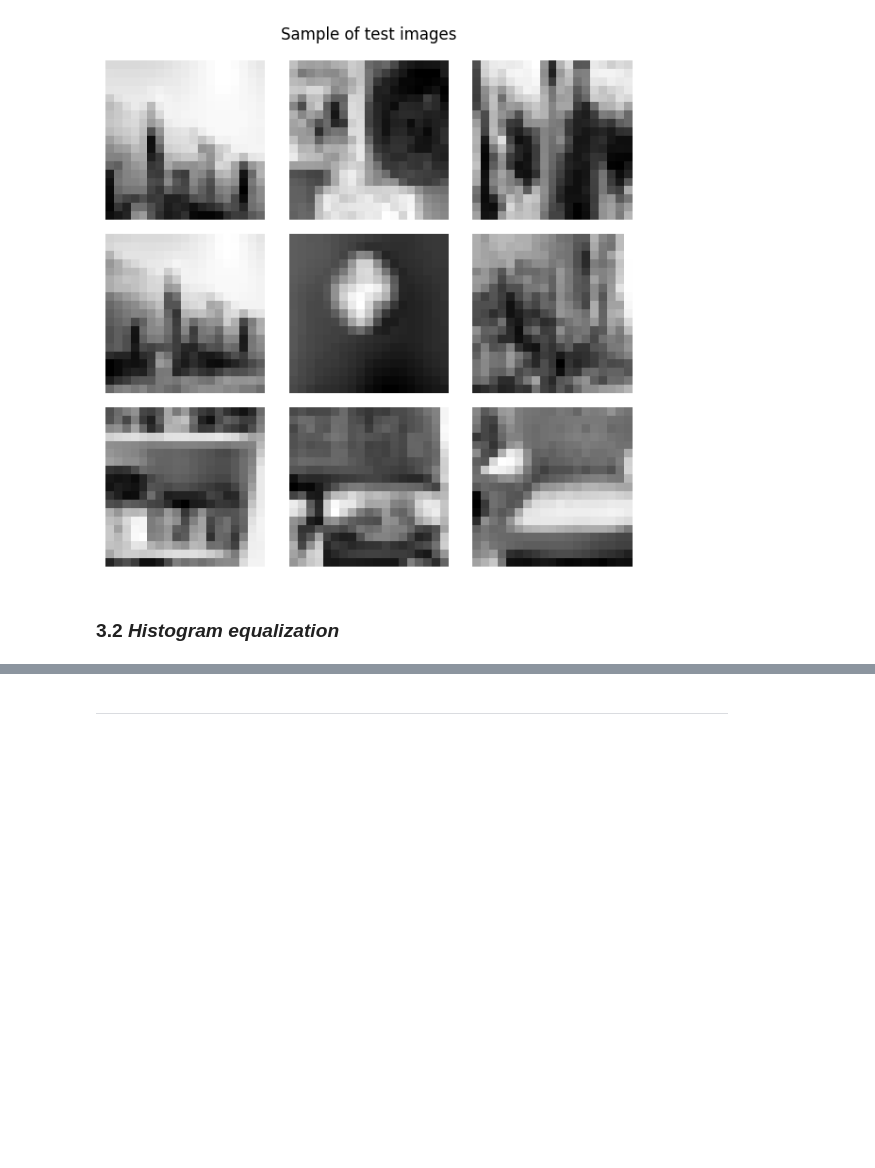
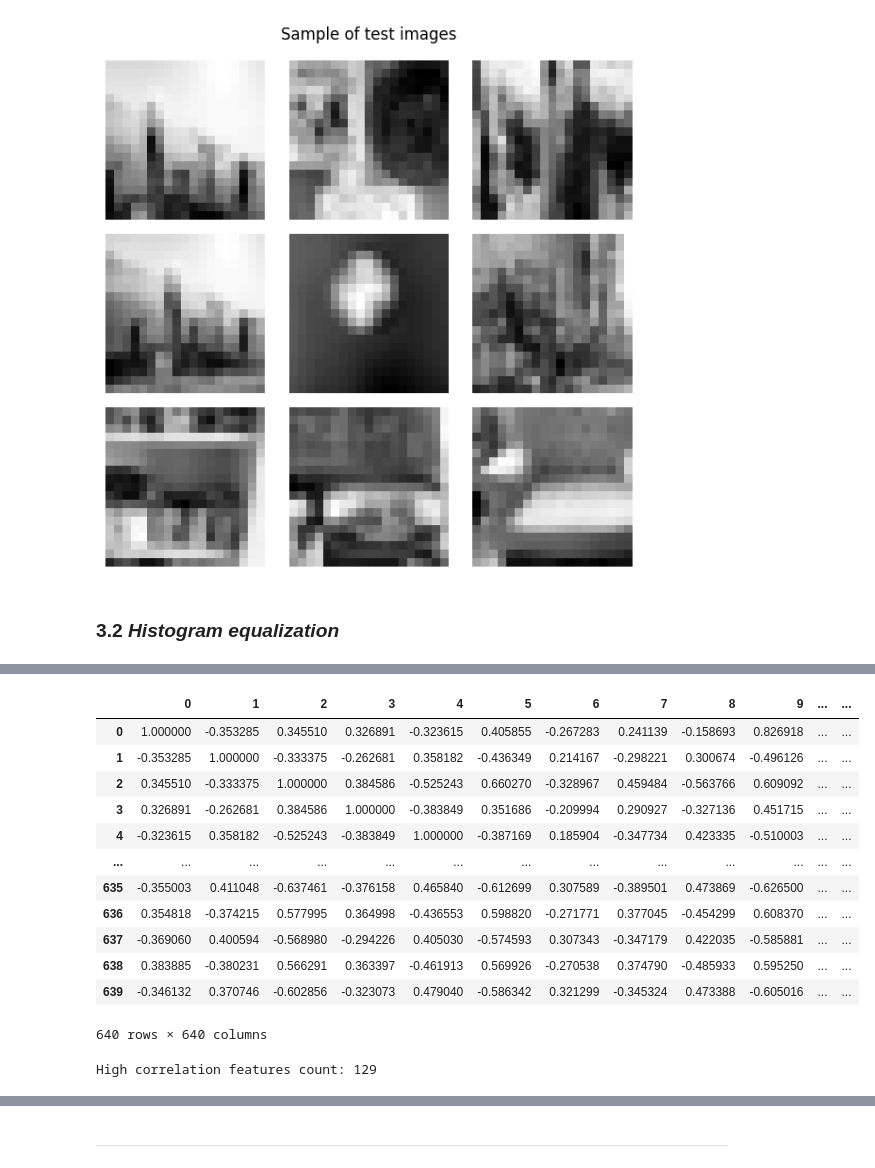
Before and after one commit to sebassu/machine-learning-para-IA, a Jupyter notebook: obligatorio/obligatorio.ipynb, the cells around one changed output, grey strips where cells are left out. Drawn from its saved outputs; the diff is of its cells as text; code cells hidden in the pictures; blank space fills up the shorter version.

```diff
--- a/obligatorio/obligatorio.ipynb
+++ b/obligatorio/obligatorio.ipynb
@@ -406,0 +430,25 @@ print(f'Shape X_test: {X_test.shape}')
+# %%
+correlation_matrix = feature_dataframe.corr()
+display(correlation_matrix)
+
+high_correlations_mask = (correlation_matrix > 0.85) | (correlation_matrix < -0.85)
+np.fill_diagonal(high_correlations_mask.values, False)
+high_correlations = high_correlations_mask.stack()
+high_correlations = high_correlations[high_correlations]
+
+print(f"High correlation features count: {len(high_correlations) // 2}")
+# %% [output]
+|  | 0 | 1 | 2 | 3 | 4 | 5 | 6 | 7 | 8 | 9 | ... | ... |
+| 0 | 1.000000 | -0.353285 | 0.345510 | 0.326891 | -0.323615 | 0.405855 | -0.267283 | 0.241139 | -0.158693 | 0.826918 | ... | ... |
+| 1 | -0.353285 | 1.000000 | -0.333375 | -0.262681 | 0.358182 | -0.436349 | 0.214167 | -0.298221 | 0.300674 | -0.496126 | ... | ... |
+| 2 | 0.345510 | -0.333375 | 1.000000 | 0.384586 | -0.525243 | 0.660270 | -0.328967 | 0.459484 | -0.563766 | 0.609092 | ... | ... |
+| 3 | 0.326891 | -0.262681 | 0.384586 | 1.000000 | -0.383849 | 0.351686 | -0.209994 | 0.290927 | -0.327136 | 0.451715 | ... | ... |
+| 4 | -0.323615 | 0.358182 | -0.525243 | -0.383849 | 1.000000 | -0.387169 | 0.185904 | -0.347734 | 0.423335 | -0.510003 | ... | ... |
+| ... | ... | ... | ... | ... | ... | ... | ... | ... | ... | ... | ... | ... |
+| 635 | -0.355003 | 0.411048 | -0.637461 | -0.376158 | 0.465840 | -0.612699 | 0.307589 | -0.389501 | 0.473869 | -0.626500 | ... | ... |
+| 636 | 0.354818 | -0.374215 | 0.577995 | 0.364998 | -0.436553 | 0.598820 | -0.271771 | 0.377045 | -0.454299 | 0.608370 | ... | ... |
+| 637 | -0.369060 | 0.400594 | -0.568980 | -0.294226 | 0.405030 | -0.574593 | 0.307343 | -0.347179 | 0.422035 | -0.585881 | ... | ... |
+| 638 | 0.383885 | -0.380231 | 0.566291 | 0.363397 | -0.461913 | 0.569926 | -0.270538 | 0.374790 | -0.485933 | 0.595250 | ... | ... |
+| 639 | -0.346132 | 0.370746 | -0.602856 | -0.323073 | 0.479040 | -0.586342 | 0.321299 | -0.345324 | 0.473388 | -0.605016 | ... | ... |
+640 rows × 640 columns
+High correlation features count: 129
```
Also changed, not shown: parts of 17 cells of this notebook.
